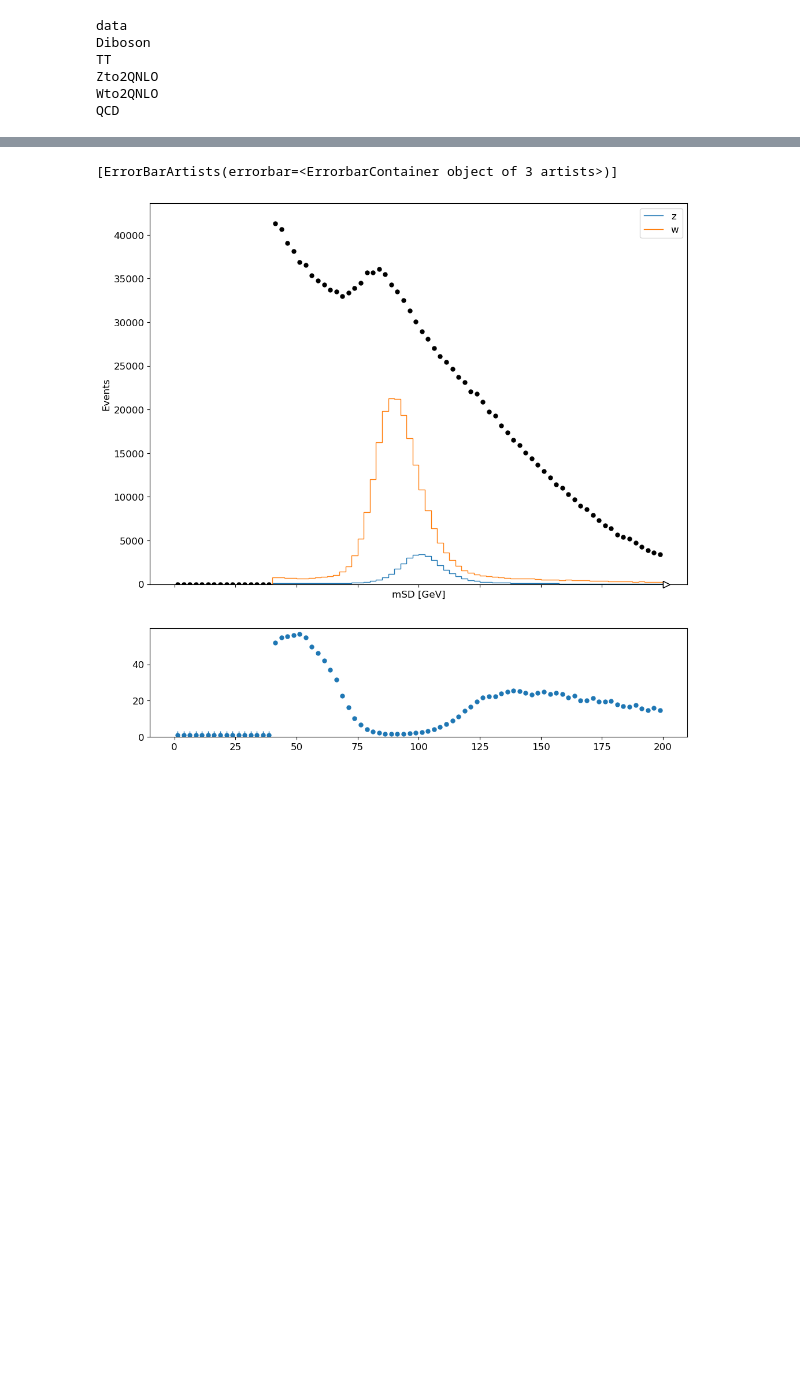
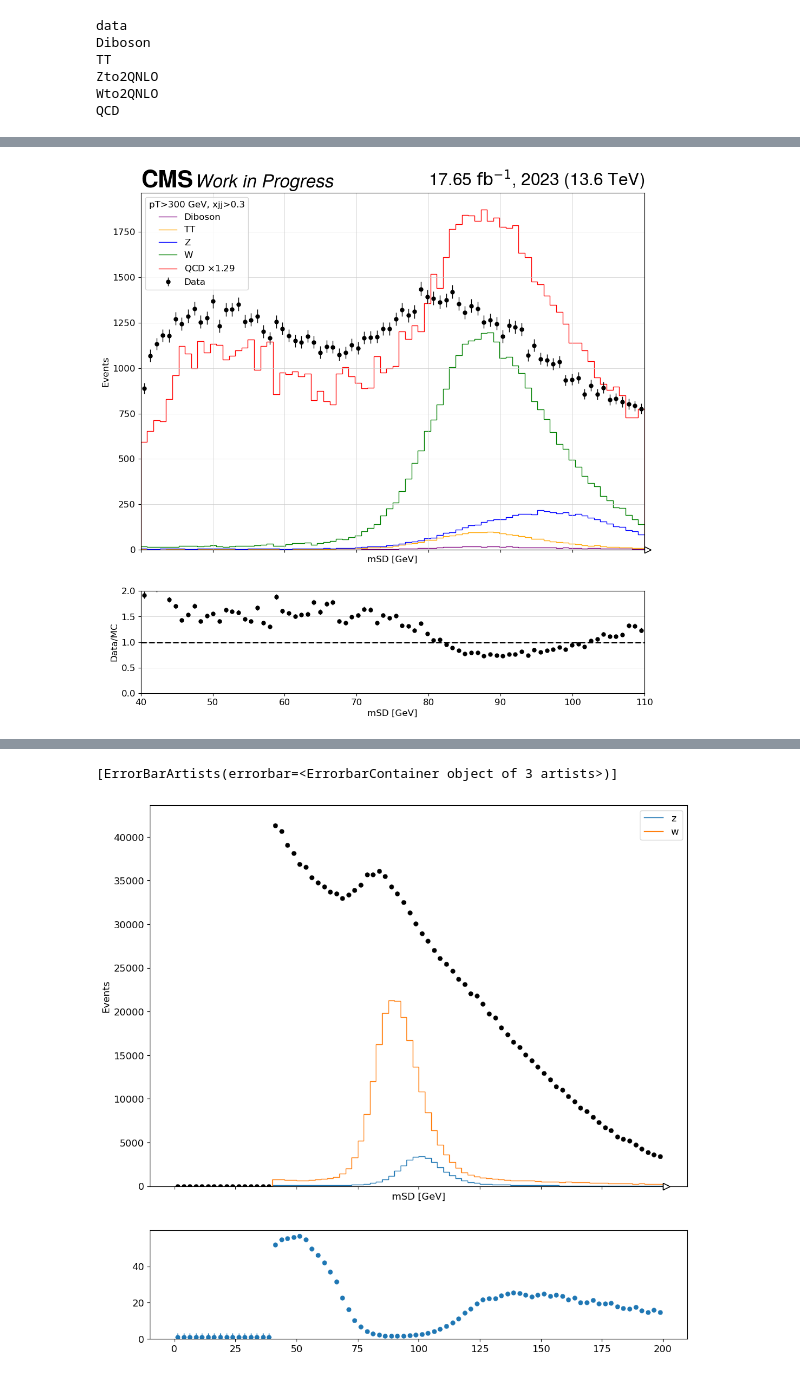
Before and after one commit to cmantill/hpt, a Jupyter notebook: mSDplot.ipynb, the cells around one changed output, grey strips where cells are left out. Drawn from its saved outputs; the diff is of its cells as text; code cells hidden in the pictures; blank space fills up the shorter version.

```diff
--- a/mSDplot.ipynb
+++ b/mSDplot.ipynb
@@ -191,4 +268,6 @@ events_dict["data"]["JetMET_Run2023Cv1"]["finalWeight"].sum()
 # %%
 sample_axis = hist.axis.StrCategory([], name="name", growth=True)  #samples
-msd_axis = hist.axis.Regular(80, 40, 120, name="msd", label="mSD [GeV]")
+msd_axis = hist.axis.Regular(80, 40, 110, name="msd", label="mSD [GeV]")
 proc_axis = hist.axis.StrCategory([], name="process", growth=True)  #processes
+pt_axis = hist.axis.Regular(50, 200, 1000, name="pt", label="Jet $p_T$ [GeV]")
+trig_axis = hist.axis.Regular(100, 0, 1, name="trigger", label="Trigger")
@@ -240,0 +663,13 @@ def plot_h(hists, legend, density, title):
+# %%
+bg_keys = ["Zto2QNLO", "Wto2QNLO", "QCD", "Diboson", "TT"]
+kfactor = {sample: 1 for sample in bg_keys}
+
+# Sum all background histograms using proper histogram summation
+bg_yield = sum([hists[sample].sum() for sample in bg_keys])
+qcd_yield = hists["QCD"].sum()
+
+# Assuming there's a specific histogram for the data yield
+data_yield = hists["data"].sum()
+if bg_yield > 0:
+    kfactor["QCD"] = (data_yield - bg_yield + qcd_yield)/ qcd_yield
+    #kfactor["QCD"] = data_yield / bg_yield
@@ -240,0 +699,77 @@ def plot_h(hists, legend, density, title):
+# %%
+
+from hist.intervals import ratio_uncertainty
+
+h_z = hists["Zto2QNLO"]
+h_w = hists["Wto2QNLO"]
+h_qcd = hists["QCD"]
+h_diboson = hists["Diboson"]
+h_tt = hists["TT"]
+scale = kfactor["QCD"]
+
+h_data = hists["data"]
+h = [h_z, h_w, h_qcd, h_diboson, h_tt]
+legends = ["Z", "W", r"QCD $\times$"+ f"{scale:.2f}", "Diboson", "TT"]
+#labels = ["z", "w"]
+colors = ['blue', 'green', 'red', 'purple', 'orange']
+# Apply kfactor to each histogram
+h_scaled = [hists[sample] * kfactor[sample] for sample in ["Zto2QNLO", "Wto2QNLO", "QCD", "Diboson", "TT"]]
+
+
+fig, (ax, rax) = plt.subplots(
+            2,
+            1,
+            figsize=(12, 12),
+            gridspec_kw={"height_ratios": [3.5, 1], "hspace": 0.18},
+            sharex=True,
+        )
+# 1st panel
+ax.set_ylabel("Events")
+
+#ax.set_yscale("log")
+# plot MC
+hep.histplot(h_scaled, ax=ax, stack=True, sort="yield", label=legends, color=colors) ##h_qcd, h_diboson, h_tt
+
+#hep.histplot(h, ax=ax, stack=True, sort="yield", label=legends) ##h_qcd, h_diboson, h_tt
+
+# plot Data
+hep.histplot(h_data, ax=ax, histtype="errorbar", color="black", label = "Data")
+ax.legend()
+#ax.set_yscale("log")
+#ax.set_title(f"pT>300 GeV, xbb>0.3, xjj>0.3")
+ax.legend(title=f"pT>300 GeV, xjj>0.3")
+ax.xaxis.grid(True, which="major")
+ax.yaxis.grid(True, which="major")
+ax.set_xlim(40, 110)
+ax.set_xlabel("mSD [GeV]")
+
+hep.cms.label(
+            "Work in Progress",
+            fontsize=24,
+            data=True,
+            lumi="17.65",
+            year="2023",
+            ax=ax,
+            com="13.6",
+        )
+
+# 2nd panel
+bg_total = sum(h) ## , h_qcd, h_diboson, h_tt
+tot_val = bg_total.values()
+tot_val_zero_mask = tot_val == 0
+tot_val[tot_val_zero_mask] = 1
+data_val = h_data.values()
+data_val[tot_val_zero_mask] = 1
+yerr = ratio_uncertainty(data_val, tot_val, "poisson")
+yvalue = data_val / tot_val
+
+hep.histplot(yvalue, bg_total.axes[0].edges, yerr=yerr, ax=rax, histtype="errorbar", color="black")
+rax.set_ylabel("Data/MC")
+rax.set_ylim(0, 2)
+rax.set_xlabel("mSD [GeV]")
+rax.set_xlim(40, 110)
+rax.grid(axis="y")
+rax.axhline(1, color="black", linestyle="--")
+plt.show()
+# %% [output]
+[figure, added]
```
Also changed, not shown: parts of 33 cells of this notebook, 2 other files.
